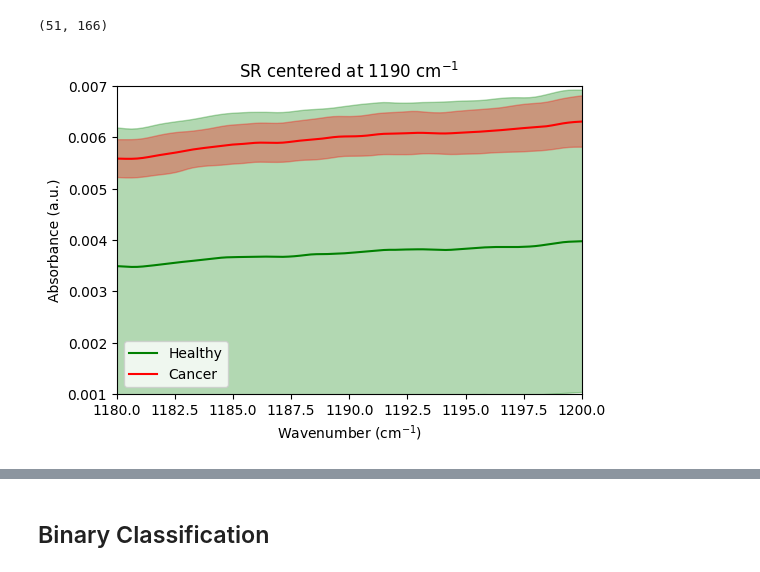
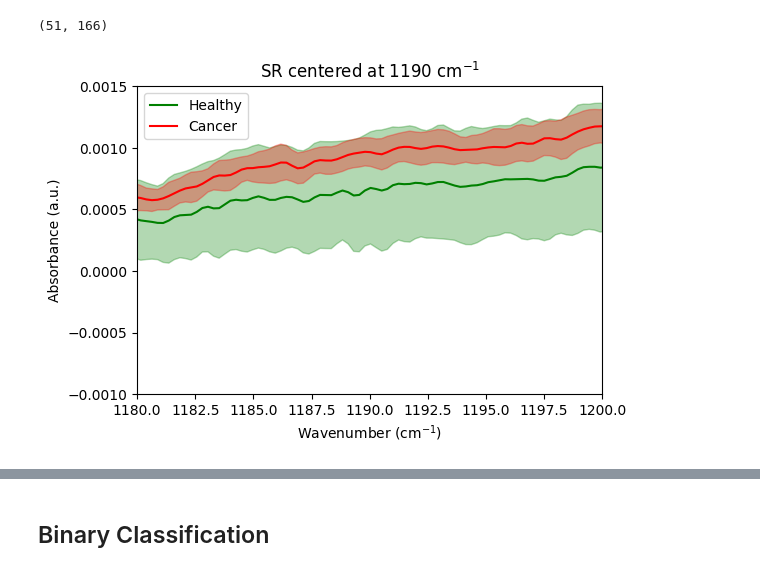
Before and after one commit to anushkasinghh/FSVM-for-disease-prediction-based-on-IR-spectroscopy, a Jupyter notebook: src/SVM_implement.ipynb, the cells around one changed output, grey strips where cells are left out. Saved outputs shown, nothing was run; the diff lists cells and outputs as text; code cells hidden in the pictures.

Commit message:
cleaned baseline and fsvm pipelines

```diff
--- a/src/SVM_implement.ipynb
+++ b/src/SVM_implement.ipynb
@@ -66,4 +190,9 @@ baseline corrected!
 # %%
+df_blind = df[df["category"] == "blinddata"]
 df = df[df["category"]!= "blinddata"]
 df["category"].unique()
+
+SRList = [1005, 530, 1050, 1190, 1203, 1170, 2170]
+SRdict = {f"SR_{sr}": (sr-15, sr+15) for sr in SRList}
+SRdict
 # %% [output]
@@ -71,4 +205,0 @@ array(['allkgdata', 'healthydata'], dtype=object)
-# %%
-SRs = [1005, 530, 1050, 1190, 1203, 1170, 2170]
-SRdict = {f"SR_{sr}": (sr-15, sr+15) for sr in SRs}
-SRdict
@@ -83,19 +206,14 @@ SRdict
 # %%
-SRlist = [1005, 530, 1050, 1190, 1203, 1170, 2170]
-SRs = {f"SR_{sr}": (sr-15, sr+15) for sr in SRlist}
-
-
-df = df[df['infoP'].isin(["PC", "M", "F", "H", "KC", "BC"])]
 df["class"] = df["infoP"].apply(lambda x: "Healthy" if x in ["M", "F", "H"] else x)
 
 def extract_sr_matrix(df, start, end):
     # Find indices once for the first row
     wn = df.iloc[0]['wavenumber']
     mask = (wn >= start) & (wn <= end)
-    return np.stack(df['intensity'].apply(lambda x: x[mask]).values)
+    return np.stack(df['intensity_baseline_corrected'].apply(lambda x: x[mask]).values)
 
 SR_matrices = {}
-for name, (s,e) in SRs.items():
+for name, (s,e) in SRdict.items():
     SR_matrices[name] = extract_sr_matrix(df, s, e)
 
 
@@ -258,3 +356,4 @@ dict_keys(['SR_1005', 'SR_530', 'SR_1050', 'SR_1190', 'SR_1203', 'SR_1170', 'SR_
 array(['Healthy', 'PC', 'BC', 'KC'], dtype=object)
 # %%
 df["class"].unique()
+SRs = SRdict
@@ -662,30 +893,30 @@ labels = df['class'].astype(str).values  # '0' healthy, '1' cancer
 # %%
 import matplotlib.pyplot as plt
 
 X_h = X_sr1190[labels == 'H']
 X_c = X_sr1190[labels == 'PC']
 
 mean_h, std_h = X_h.mean(axis=0), X_h.std(axis=0)
 mean_c, std_c = X_c.mean(axis=0), X_c.std(axis=0)
 
 plt.figure(figsize=(6,4))
 plt.plot(wn_sr1190, mean_h, label='Healthy', color='green')
 plt.fill_between(wn_sr1190, mean_h-std_h, mean_h+std_h,
                  color='green', alpha=0.3)
 
 plt.plot(wn_sr1190, mean_c, label='Cancer', color='red')
 plt.fill_between(wn_sr1190, mean_c-std_c, mean_c+std_c,
                  color='red', alpha=0.3)
 
 plt.xlabel('Wavenumber (cm$^{-1}$)')
 plt.ylabel('Absorbance (a.u.)')
-plt.ylim(0.001, 0.007)
+plt.ylim(-0.001, 0.0015)
 plt.xlim(1180, 1200)
 plt.title('SR centered at 1190 cm$^{-1}$')
 plt.legend()
 plt.show()
 # %% [output]
-[figure, old version]
+[figure, new version]
 # %%
 from sklearn.decomposition import PCA
 
```
Also changed, not shown: parts of 37 cells of this notebook, 23 other files.
